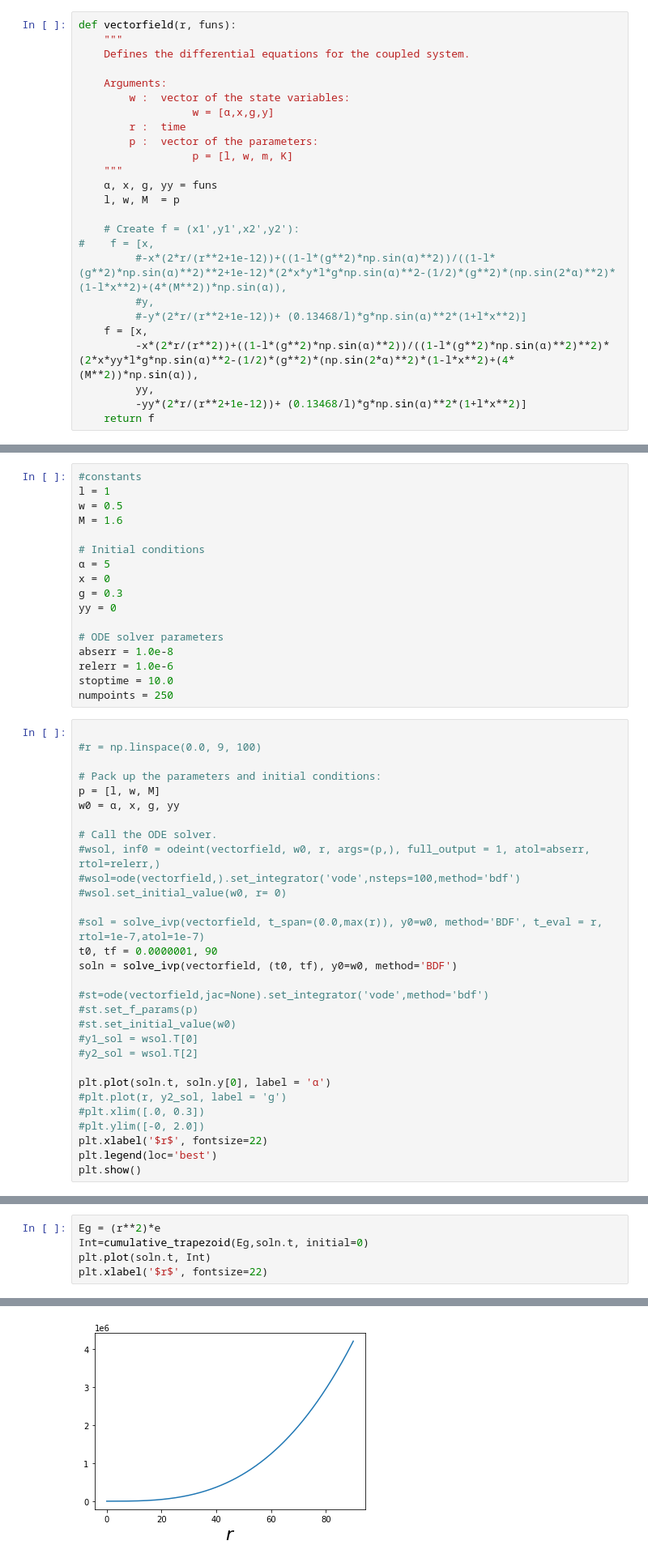
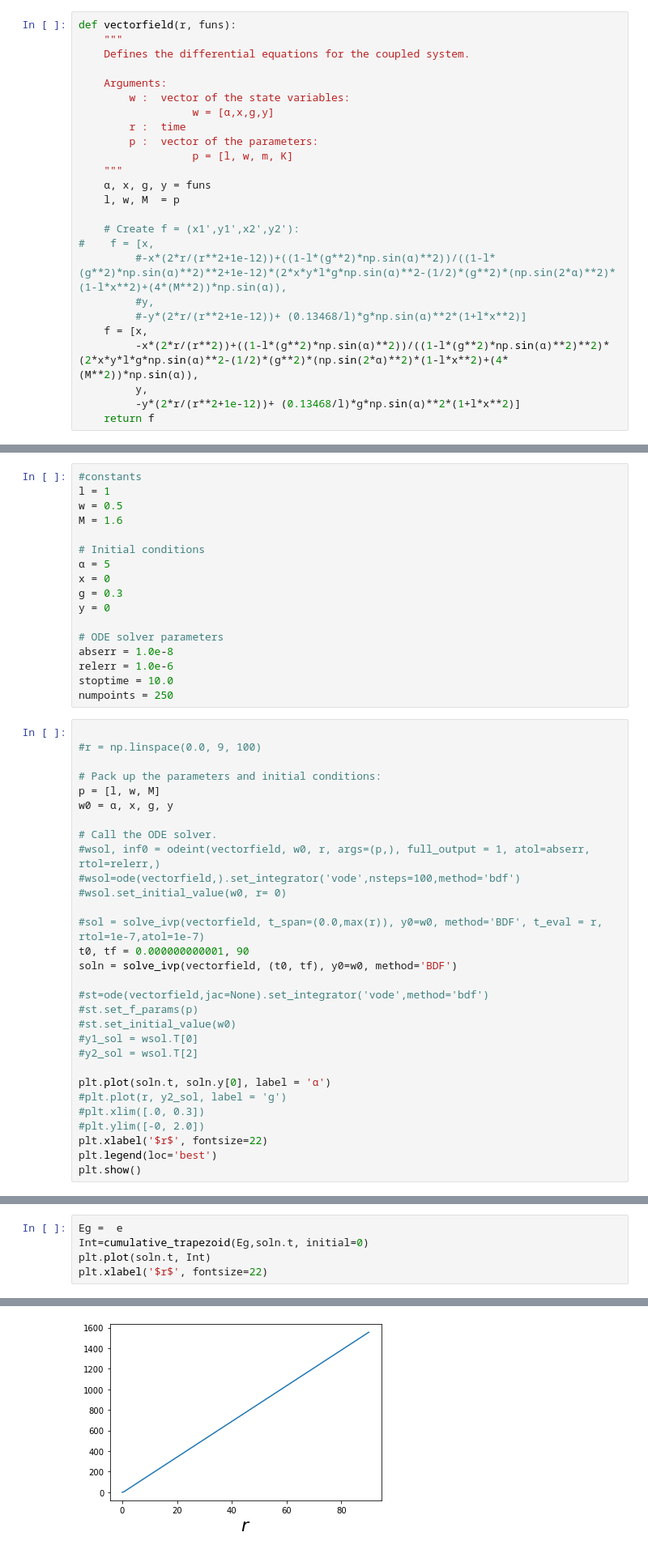
Before and after one commit to SumeetChougule/Skyrme-Q-balls, a Jupyter notebook: Gauged Q-Ball.ipynb, the cells around one changed output, grey strips where cells are left out. Shown: that part at 81% size. Cells and saved outputs as stored; diff of their text form.

```diff
--- a/Gauged Q-Ball.ipynb
+++ b/Gauged Q-Ball.ipynb
@@ -28,7 +28,7 @@ def vectorfield(r, funs):
         p :  vector of the parameters:
                   p = [l, w, m, K]
     """
-    α, x, g, yy = funs
+    α, x, g, y = funs
     l, w, M  = p
 
     # Create f = (x1',y1',x2',y2'):
@@ -37,9 +37,9 @@ def vectorfield(r, funs):
          #y,
          #-y*(2*r/(r**2+1e-12))+ (0.13468/l)*g*np.sin(α)**2*(1+l*x**2)]
     f = [x,
-         -x*(2*r/(r**2))+((1-l*(g**2)*np.sin(α)**2))/((1-l*(g**2)*np.sin(α)**2)**2)*(2*x*yy*l*g*np.sin(α)**2-(1/2)*(g**2)*(np.sin(2*α)**2)*(1-l*x**2)+(4*(M**2))*np.sin(α)),
-         yy,
-         -yy*(2*r/(r**2+1e-12))+ (0.13468/l)*g*np.sin(α)**2*(1+l*x**2)]
+         -x*(2*r/(r**2))+((1-l*(g**2)*np.sin(α)**2))/((1-l*(g**2)*np.sin(α)**2)**2)*(2*x*y*l*g*np.sin(α)**2-(1/2)*(g**2)*(np.sin(2*α)**2)*(1-l*x**2)+(4*(M**2))*np.sin(α)),
+         y,
+         -y*(2*r/(r**2+1e-12))+ (0.13468/l)*g*np.sin(α)**2*(1+l*x**2)]
     return f
 # %% [markdown]
 $\alpha' = x \\
@@ -56,7 +56,7 @@ M = 1.6
 α = 5
 x = 0
 g = 0.3
-yy = 0
+y = 0
 
 # ODE solver parameters
 abserr = 1.0e-8
@@ -69,7 +69,7 @@ numpoints = 250
 
 # Pack up the parameters and initial conditions:
 p = [l, w, M]
-w0 = α, x, g, yy
+w0 = α, x, g, y
 
 # Call the ODE solver.
 #wsol, inf0 = odeint(vectorfield, w0, r, args=(p,), full_output = 1, atol=abserr, rtol=relerr,)
@@ -77,7 +77,7 @@ w0 = α, x, g, yy
 #wsol.set_initial_value(w0, r= 0)
 
 #sol = solve_ivp(vectorfield, t_span=(0.0,max(r)), y0=w0, method='BDF', t_eval = r, rtol=1e-7,atol=1e-7)
-t0, tf = 0.0000001, 90
+t0, tf = 0.000000000001, 90
 soln = solve_ivp(vectorfield, (t0, tf), y0=w0, method='BDF')
 
 #st=ode(vectorfield,jac=None).set_integrator('vode',method='bdf')
@@ -156,13 +144,13 @@ plt.xlabel('$r$', fontsize=22)
 Text(0.5, 0, '$r$')
 [figure]
 # %%
-Eg = (r**2)*e
+Eg =  e
 Int=cumulative_trapezoid(Eg,soln.t, initial=0)
 plt.plot(soln.t, Int)
 plt.xlabel('$r$', fontsize=22)
 # %% [output]
 Text(0.5, 0, '$r$')
-[figure, old version]
+[figure, new version]
 # %% [markdown]
 ## Charge
 # %% [markdown]
```
Also changed, not shown: parts of 7 cells of this notebook.
